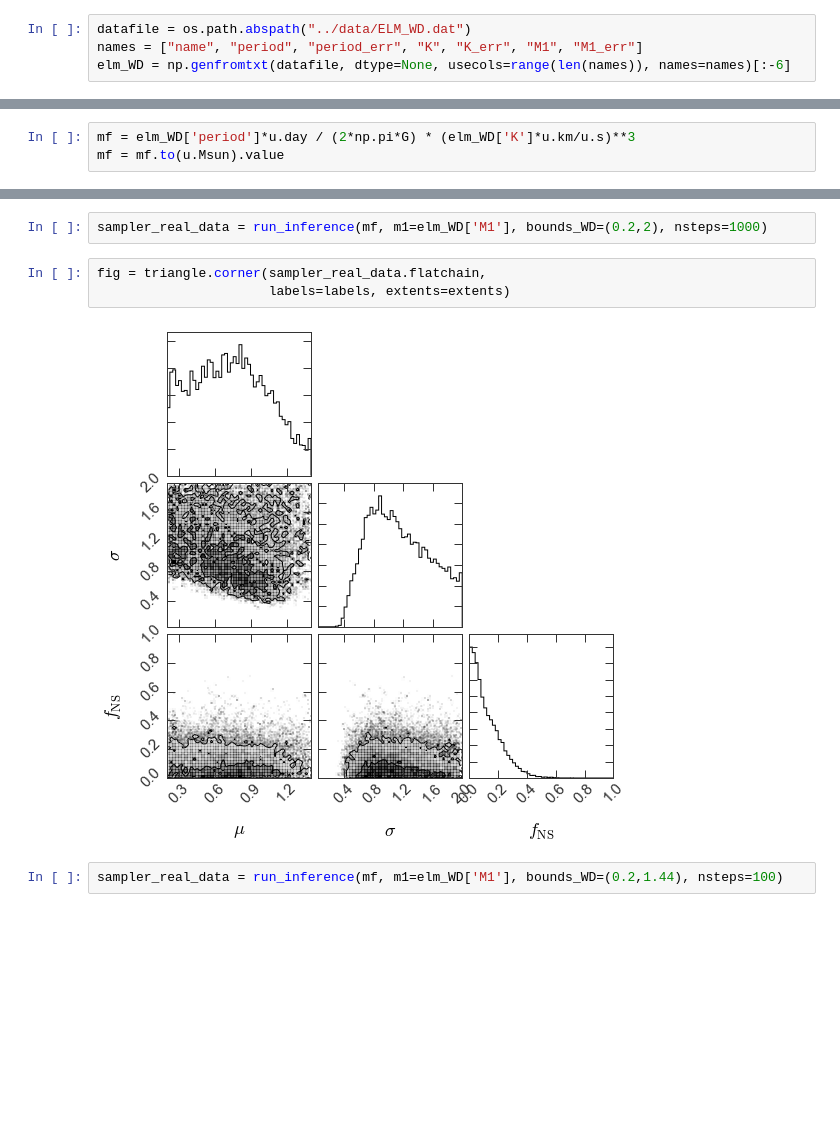
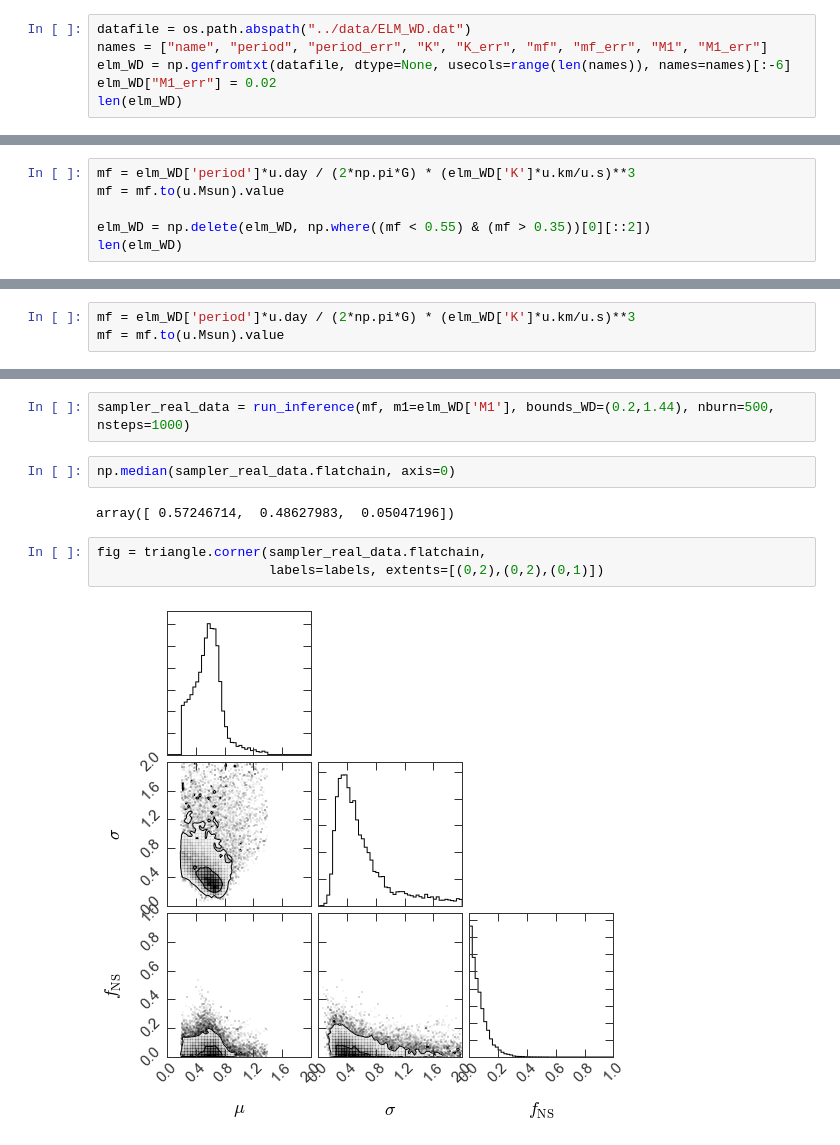
Before and after one commit to adrn/tilt-shift, a Jupyter notebook: notebooks/Paper figures.ipynb, the cells around one changed output, grey strips where cells are left out. Drawn from its saved outputs; the diff is of its cells as text; blank space fills up the shorter version.

```diff
--- a/notebooks/Paper figures.ipynb
+++ b/notebooks/Paper figures.ipynb
@@ -425,5 +426,7 @@ for i in range(ndim):
 # Real data
 # %%
 datafile = os.path.abspath("../data/ELM_WD.dat")
-names = ["name", "period", "period_err", "K", "K_err", "M1", "M1_err"]
+names = ["name", "period", "period_err", "K", "K_err", "mf", "mf_err", "M1", "M1_err"]
 elm_WD = np.genfromtxt(datafile, dtype=None, usecols=range(len(names)), names=names)[:-6]
+elm_WD["M1_err"] = 0.02
+len(elm_WD)
@@ -436,0 +435,6 @@ plt.hist(elm_WD['M1_err']/elm_WD['M1'], alpha=0.4, bins=bins);
+# %%
+mf = elm_WD['period']*u.day / (2*np.pi*G) * (elm_WD['K']*u.km/u.s)**3
+mf = mf.to(u.Msun).value
+
+elm_WD = np.delete(elm_WD, np.where((mf < 0.55) & (mf > 0.35))[0][::2])
+len(elm_WD)
@@ -455,9 +492,11 @@ ln_posterior([2.1373618, 0.01946262, 0.40299918], mf, elm_WD['M1'], (0.2,1.4))
 # %%
-sampler_real_data = run_inference(mf, m1=elm_WD['M1'], bounds_WD=(0.2,2), nsteps=1000)
+sampler_real_data = run_inference(mf, m1=elm_WD['M1'], bounds_WD=(0.2,1.44), nburn=500, nsteps=1000)
+# %%
+np.median(sampler_real_data.flatchain, axis=0)
+# %% [output]
+array([ 0.57246714,  0.48627983,  0.05047196])
 # %%
 fig = triangle.corner(sampler_real_data.flatchain,
-                      labels=labels, extents=extents)
+                      labels=labels, extents=[(0,2),(0,2),(0,1)])
 # %% [output]
-[figure, old version]
+[figure, new version]
-# %%
-sampler_real_data = run_inference(mf, m1=elm_WD['M1'], bounds_WD=(0.2,1.44), nsteps=100)
```
Also changed, not shown: parts of 13 cells of this notebook.
